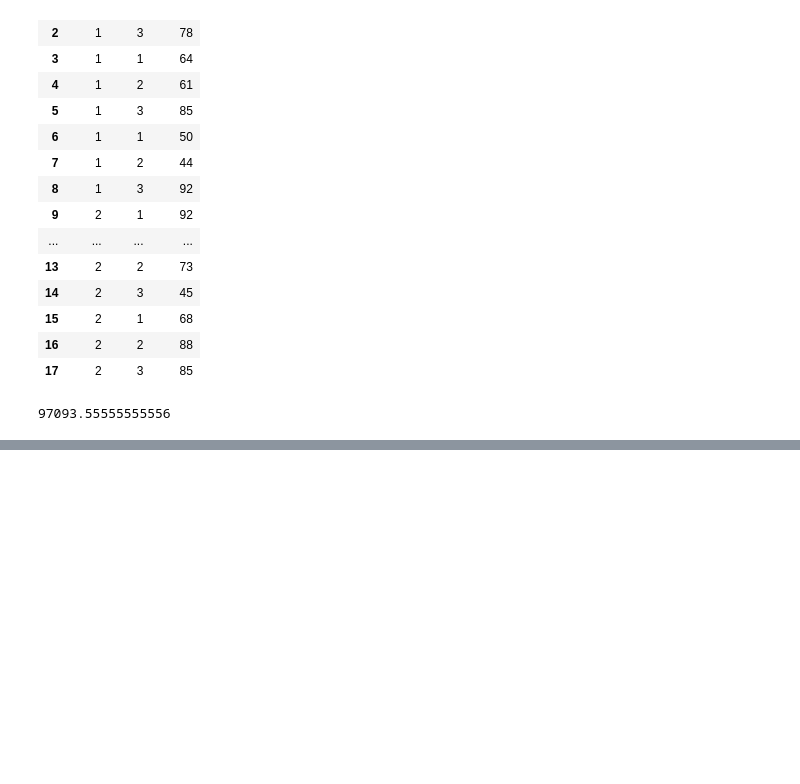
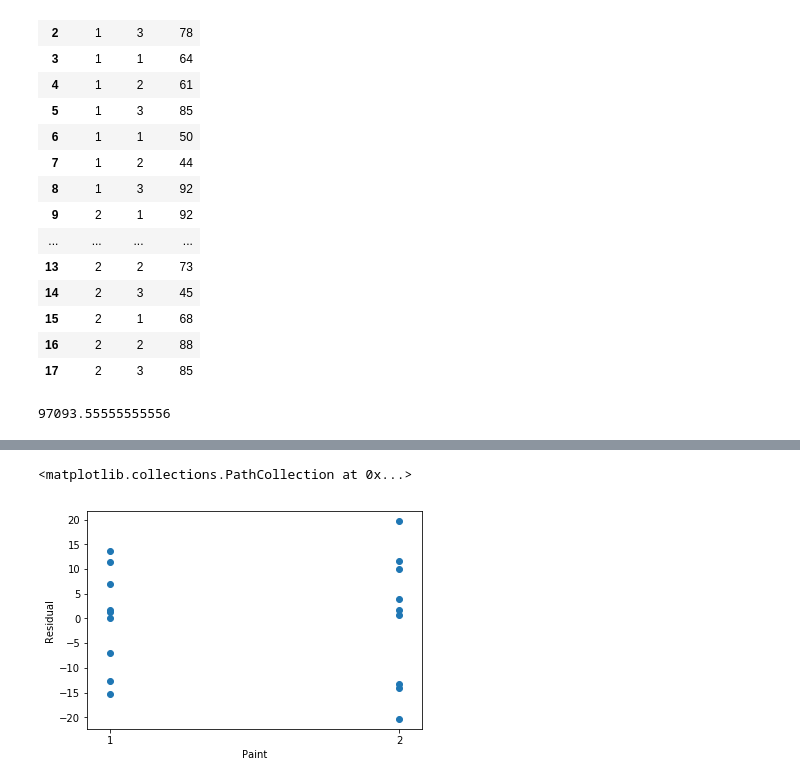
Before and after one commit to fargetan/ASO_100, a Jupyter notebook: Graf Final.ipynb, the cells around one changed output, grey strips where cells are left out. Saved outputs shown, nothing was run; the diff lists cells and outputs as text; code cells hidden in the pictures; blank space fills up the shorter version.

```diff
--- a/Graf Final.ipynb
+++ b/Graf Final.ipynb
@@ -1024,0 +811,9 @@ print('F_0 for Interaction is {}'.format(F_0AB.round(2)))
+# %%
+ax = plt.subplot(111)
+ax.set_xlabel('Paint')
+ax.set_ylabel('Residual')
+ax.set_xticks([1, 2, 3], minor=False)
+plt.scatter(data1.Paint, data1.Residuals)
+# %% [output]
+<matplotlib.collections.PathCollection at 0x...>
+[figure, added]
```
Also changed, not shown: parts of 76 cells of this notebook, 2 other files.
